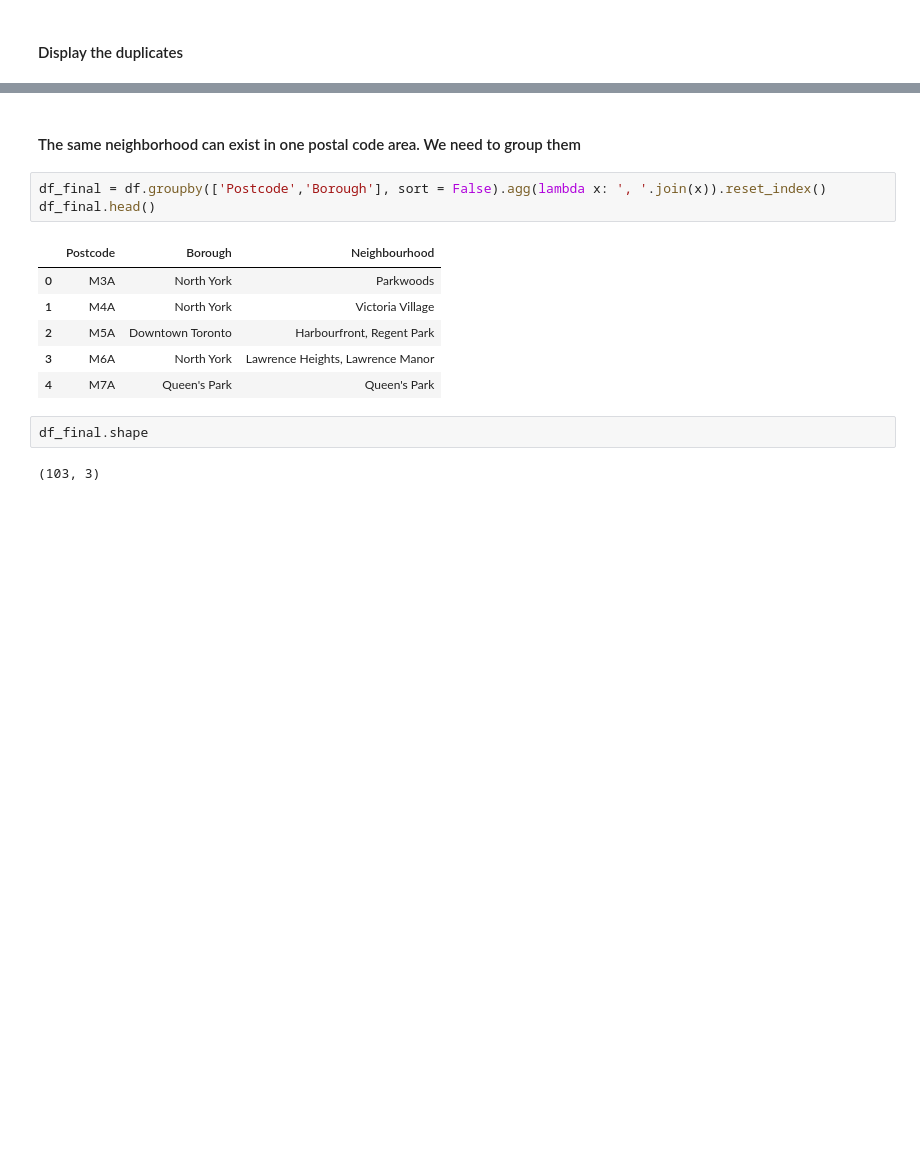
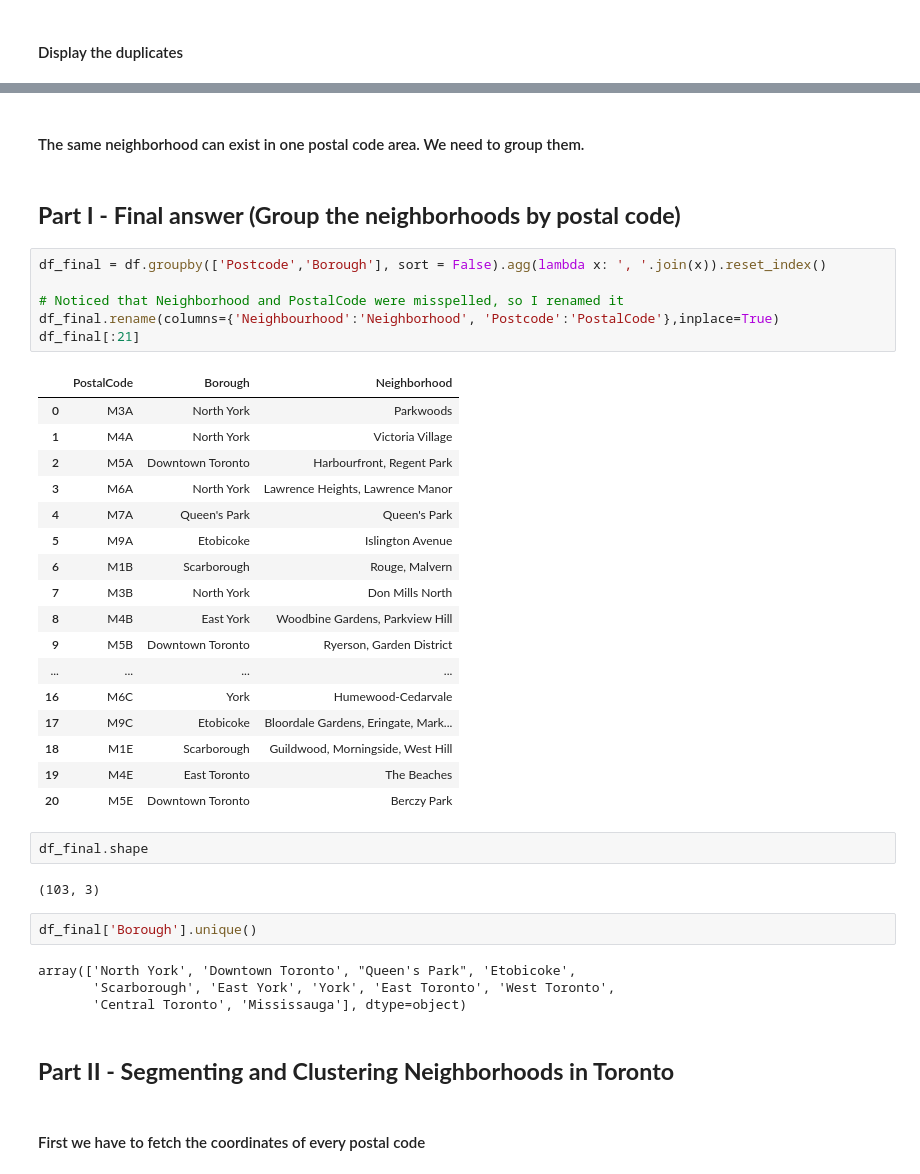
Before and after one commit to rjenes/machine-learning, a Jupyter notebook: NeighBorhoods_Toronto.ipynb, the cells around one changed output, grey strips where cells are left out. Cells and saved outputs as stored; diff of their text form; blank space fills up the shorter version.

Commit message:
Final version of the clustering project

```diff
--- a/NeighBorhoods_Toronto.ipynb
+++ b/NeighBorhoods_Toronto.ipynb
@@ -129,18 +187,44 @@ M2P    1
 M9L    1
 Name: Postcode, Length: 103, dtype: int64
 # %% [markdown]
-#### The same neighborhood can exist in one postal code area. We need to group them
+#### The same neighborhood can exist in one postal code area. We need to group them.
+# %% [markdown]
+## __Part I - Final answer (Group the neighborhoods by postal code)__
 # %%
 df_final = df.groupby(['Postcode','Borough'], sort = False).agg(lambda x: ', '.join(x)).reset_index()
-df_final.head()
+
+# Noticed that Neighborhood and PostalCode were misspelled, so I renamed it
+df_final.rename(columns={'Neighbourhood':'Neighborhood', 'Postcode':'PostalCode'},inplace=True)
+df_final[:21]
 # %% [output]
-|  | Postcode | Borough | Neighbourhood |
+|  | PostalCode | Borough | Neighborhood |
 | 0 | M3A | North York | Parkwoods |
 | 1 | M4A | North York | Victoria Village |
 | 2 | M5A | Downtown Toronto | Harbourfront, Regent Park |
 | 3 | M6A | North York | Lawrence Heights, Lawrence Manor |
 | 4 | M7A | Queen's Park | Queen's Park |
+| 5 | M9A | Etobicoke | Islington Avenue |
+| 6 | M1B | Scarborough | Rouge, Malvern |
+| 7 | M3B | North York | Don Mills North |
+| 8 | M4B | East York | Woodbine Gardens, Parkview Hill |
+| 9 | M5B | Downtown Toronto | Ryerson, Garden District |
+| ... | ... | ... | ... |
+| 16 | M6C | York | Humewood-Cedarvale |
+| 17 | M9C | Etobicoke | Bloordale Gardens, Eringate, Mark... |
+| 18 | M1E | Scarborough | Guildwood, Morningside, West Hill |
+| 19 | M4E | East Toronto | The Beaches |
+| 20 | M5E | Downtown Toronto | Berczy Park |
 # %%
 df_final.shape
 # %% [output]
 (103, 3)
+# %%
+df_final['Borough'].unique()
+# %% [output]
+array(['North York', 'Downtown Toronto', "Queen's Park", 'Etobicoke',
+       'Scarborough', 'East York', 'York', 'East Toronto', 'West Toronto',
+       'Central Toronto', 'Mississauga'], dtype=object)
+# %% [markdown]
+## __Part II - Segmenting and Clustering Neighborhoods in Toronto__
+# %% [markdown]
+#### First we have to fetch the coordinates of every postal code
```
Also changed, not shown: parts of 95 cells of this notebook.
